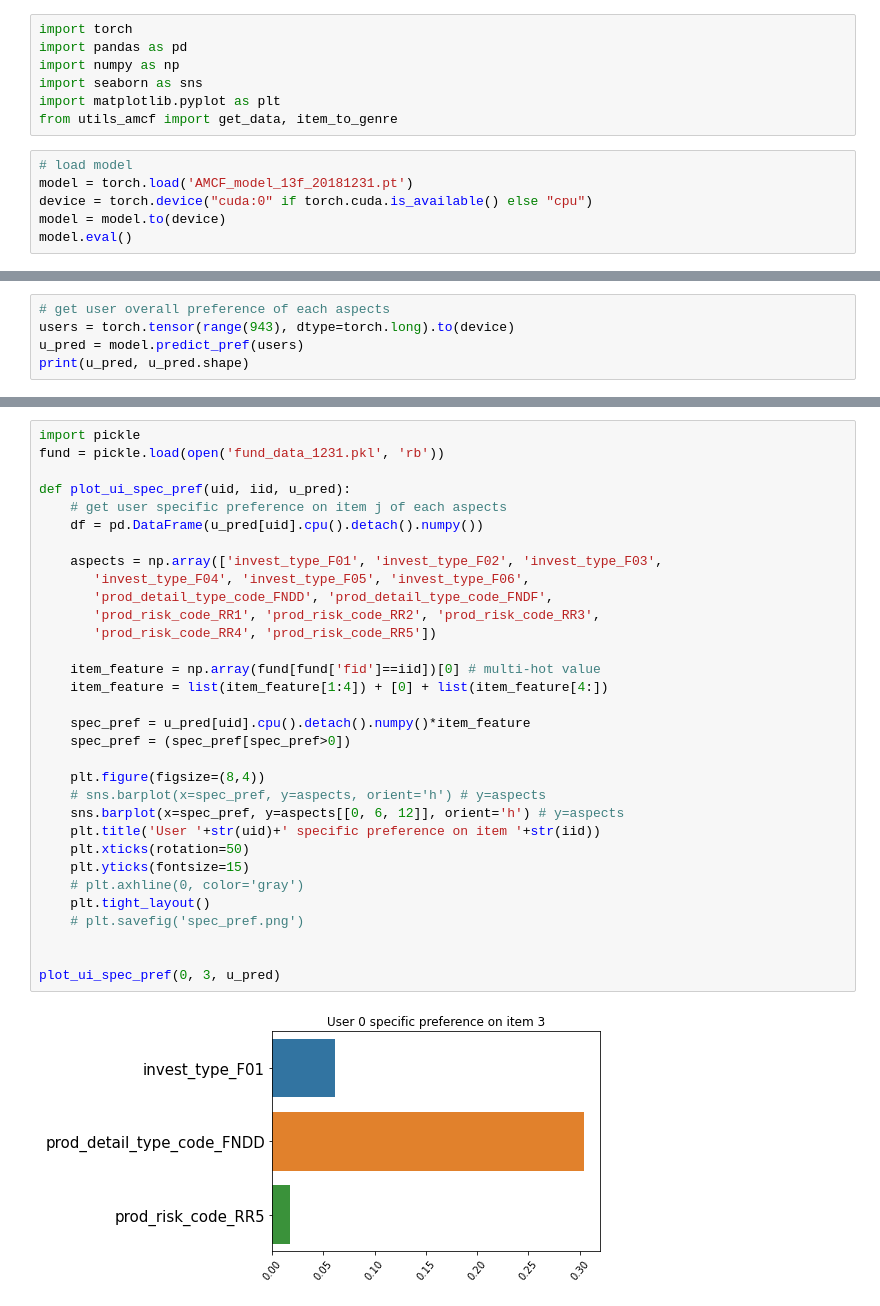
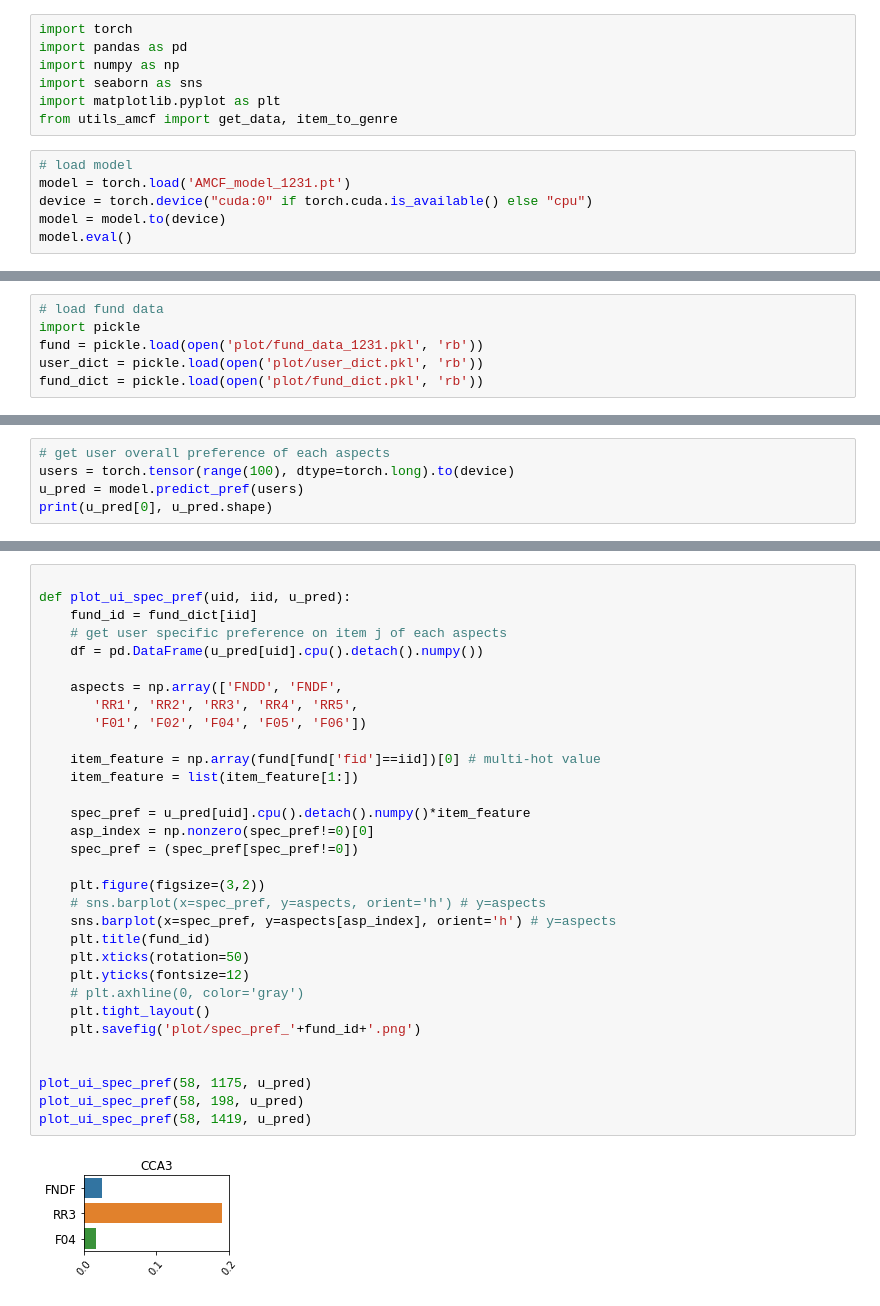
Before and after one commit to elvish7/AMCF, a Jupyter notebook: amcf_dev/reco_explain_test.ipynb, the cells around one changed output, grey strips where cells are left out. Drawn from its saved outputs; the diff is of its cells as text.

```diff
--- a/amcf_dev/reco_explain_test.ipynb
+++ b/amcf_dev/reco_explain_test.ipynb
@@ -10,7 +10,7 @@ import matplotlib.pyplot as plt
 from utils_amcf import get_data, item_to_genre
 # %%
 # load model
-model = torch.load('AMCF_model_13f_20181231.pt')
+model = torch.load('AMCF_model_1231.pt')
 device = torch.device("cuda:0" if torch.cuda.is_available() else "cpu")
 model = model.to(device)
 model.eval()
@@ -26,3 +26,9 @@ AMCF(
   )
   (pdist): PairwiseDistance()
 )
+# %%
+# load fund data
+import pickle
+fund = pickle.load(open('plot/fund_data_1231.pkl', 'rb'))
+user_dict = pickle.load(open('plot/user_dict.pkl', 'rb'))
+fund_dict = pickle.load(open('plot/fund_dict.pkl', 'rb'))
@@ -29,6 +63,6 @@ AMCF(
 # %%
 # get user overall preference of each aspects
-users = torch.tensor(range(943), dtype=torch.long).to(device)
+users = torch.tensor(range(100), dtype=torch.long).to(device)
 u_pred = model.predict_pref(users)
-print(u_pred, u_pred.shape)
+print(u_pred[0], u_pred.shape)
 # %% [output]
@@ -89,34 +124,34 @@ plot_upref_radar(0, u_pred)
 # %%
-import pickle
-fund = pickle.load(open('fund_data_1231.pkl', 'rb'))
 
 def plot_ui_spec_pref(uid, iid, u_pred):
+    fund_id = fund_dict[iid]
     # get user specific preference on item j of each aspects
     df = pd.DataFrame(u_pred[uid].cpu().detach().numpy())
 
-    aspects = np.array(['invest_type_F01', 'invest_type_F02', 'invest_type_F03',
-       'invest_type_F04', 'invest_type_F05', 'invest_type_F06',
-       'prod_detail_type_code_FNDD', 'prod_detail_type_code_FNDF',
-       'prod_risk_code_RR1', 'prod_risk_code_RR2', 'prod_risk_code_RR3',
-       'prod_risk_code_RR4', 'prod_risk_code_RR5'])
+    aspects = np.array(['FNDD', 'FNDF',
+       'RR1', 'RR2', 'RR3', 'RR4', 'RR5',
+       'F01', 'F02', 'F04', 'F05', 'F06'])
 
     item_feature = np.array(fund[fund['fid']==iid])[0] # multi-hot value
-    item_feature = list(item_feature[1:4]) + [0] + list(item_feature[4:])
+    item_feature = list(item_feature[1:])
 
     spec_pref = u_pred[uid].cpu().detach().numpy()*item_feature
-    spec_pref = (spec_pref[spec_pref>0])
+    asp_index = np.nonzero(spec_pref!=0)[0]
+    spec_pref = (spec_pref[spec_pref!=0])
 
-    plt.figure(figsize=(8,4))
+    plt.figure(figsize=(3,2))
     # sns.barplot(x=spec_pref, y=aspects, orient='h') # y=aspects
-    sns.barplot(x=spec_pref, y=aspects[[0, 6, 12]], orient='h') # y=aspects
-    plt.title('User '+str(uid)+' specific preference on item '+str(iid))
+    sns.barplot(x=spec_pref, y=aspects[asp_index], orient='h') # y=aspects
+    plt.title(fund_id)
     plt.xticks(rotation=50)
-    plt.yticks(fontsize=15)
+    plt.yticks(fontsize=12)
     # plt.axhline(0, color='gray')
     plt.tight_layout()
-    # plt.savefig('spec_pref.png')
+    plt.savefig('plot/spec_pref_'+fund_id+'.png')
 
 
-plot_ui_spec_pref(0, 3, u_pred)
+plot_ui_spec_pref(58, 1175, u_pred)
+plot_ui_spec_pref(58, 198, u_pred)
+plot_ui_spec_pref(58, 1419, u_pred)
 # %% [output]
-[figure, old version]
+[figure, new version]
```
Also changed, not shown: parts of 10 cells of this notebook, 19 other files.
